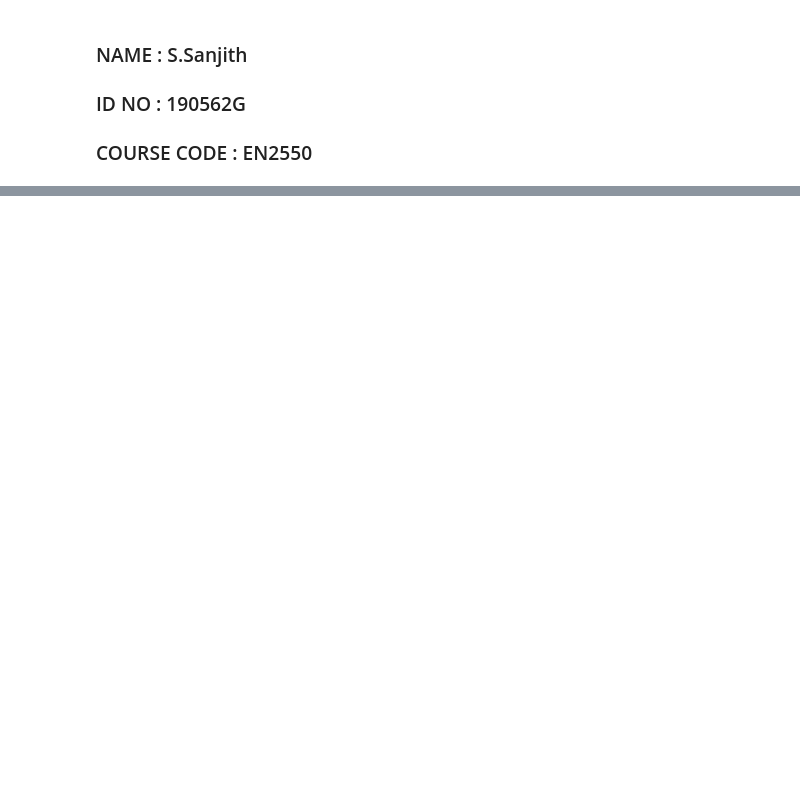
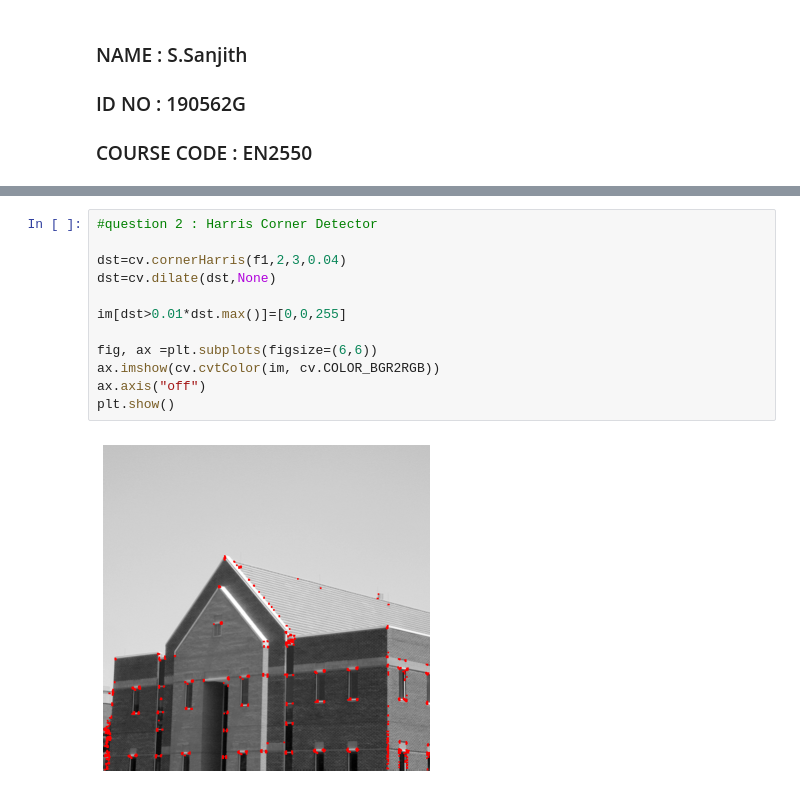
Before and after one commit to sanjith1999/EN2550-Assignments, a Jupyter notebook: Exercises/e4.ipynb, the cells around one changed output, grey strips where cells are left out. Drawn from its saved outputs; the diff is of its cells as text; blank space fills up the shorter version.

```diff
--- a/Exercises/e4.ipynb
+++ b/Exercises/e4.ipynb
@@ -19,0 +61,14 @@ plt.show()
+# %%
+#question 2 : Harris Corner Detector
+
+dst=cv.cornerHarris(f1,2,3,0.04)
+dst=cv.dilate(dst,None)
+
+im[dst>0.01*dst.max()]=[0,0,255]
+
+fig, ax =plt.subplots(figsize=(6,6))
+ax.imshow(cv.cvtColor(im, cv.COLOR_BGR2RGB))
+ax.axis("off")
+plt.show()
+# %% [output]
+[figure, added]
```
Also changed, not shown: parts of 6 cells of this notebook, 1 other file.
